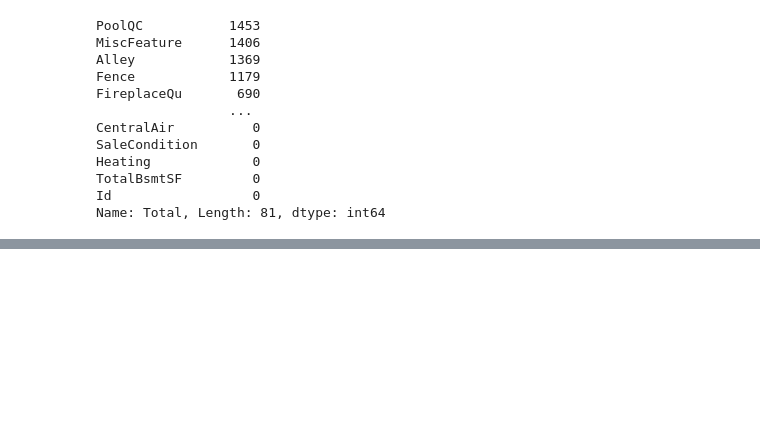
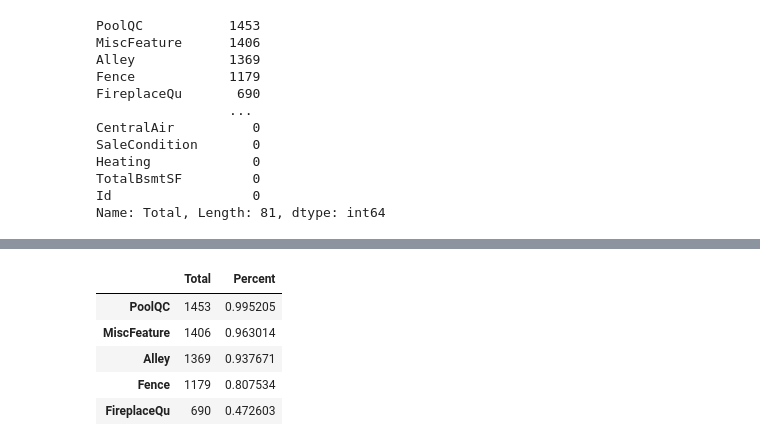
Before and after one commit to manojgupta3051994/dsmp-pre-work, a Jupyter notebook: Plotting_Practice_2.ipynb, the cells around one changed output, grey strips where cells are left out. Drawn from its saved outputs; the diff is of its cells as text; code cells hidden in the pictures; blank space fills up the shorter version.

```diff
--- a/Plotting_Practice_2.ipynb
+++ b/Plotting_Practice_2.ipynb
@@ -338,0 +353,9 @@ missing_data.drop('Total' > 1 , axis = 1)
+# %%
+missing_data.head()
+# %% [output]
+|  | Total | Percent |
+| PoolQC | 1453 | 0.995205 |
+| MiscFeature | 1406 | 0.963014 |
+| Alley | 1369 | 0.937671 |
+| Fence | 1179 | 0.807534 |
+| FireplaceQu | 690 | 0.472603 |
```
Also changed, not shown: parts of 1 cell of this notebook.
